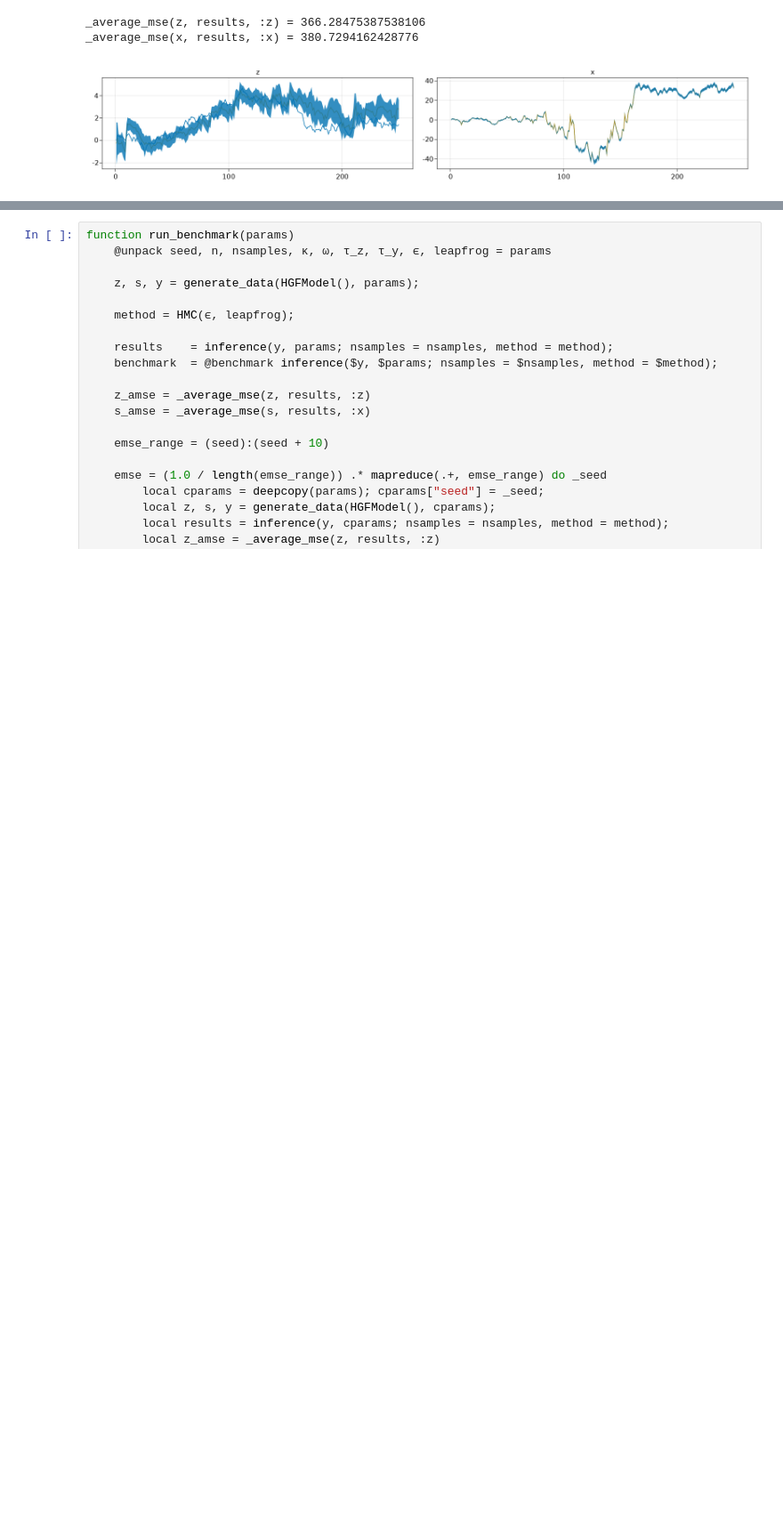
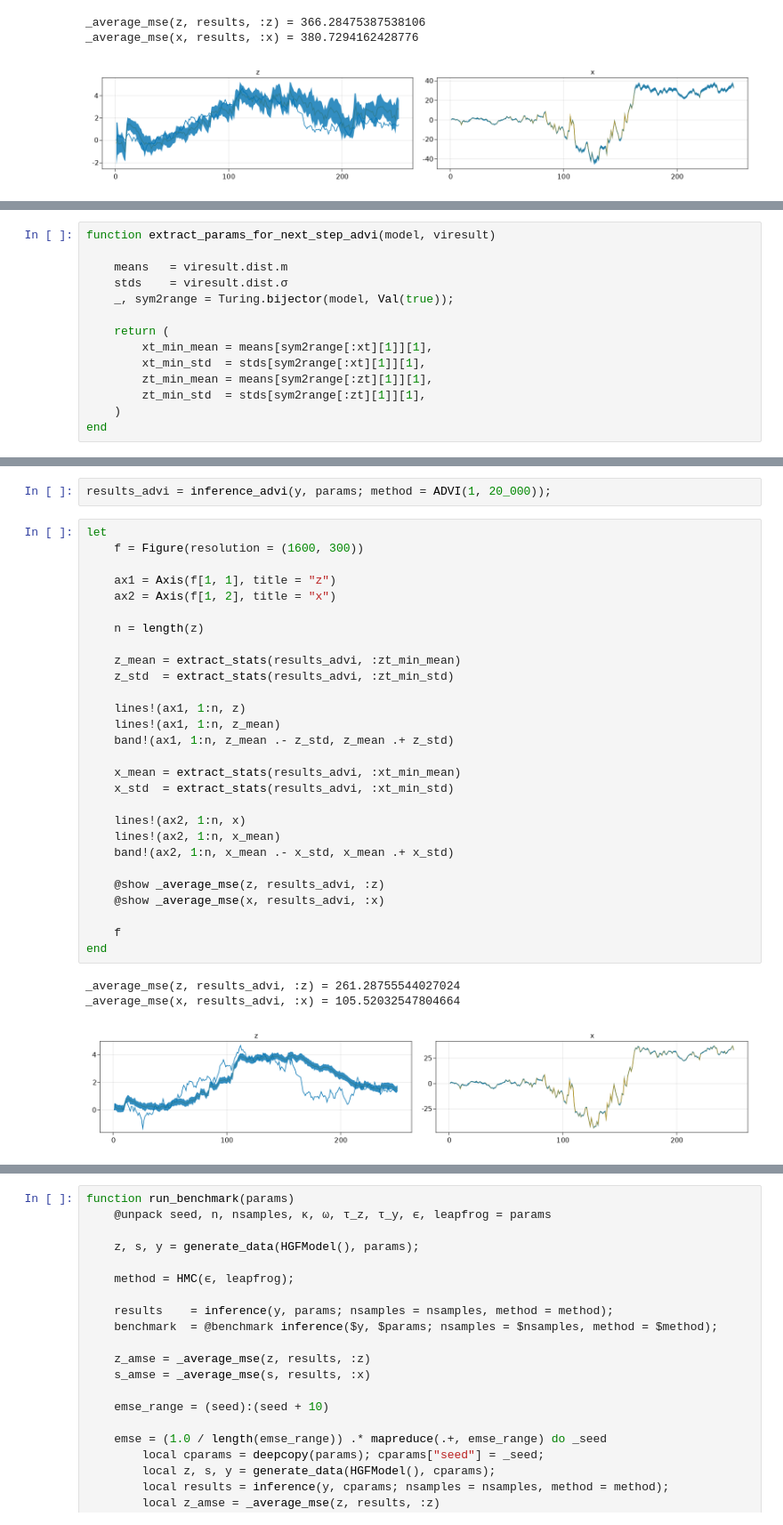
Before and after one commit to biaslab/ReactiveMPPaperExperiments, a Jupyter notebook: notebooks/turing_hierarchical_gaussian_filter.ipynb, the cells around one changed output, grey strips where cells are left out. Shown at 89% size. Cells and saved outputs as stored; diff of their text form; blank space fills up the shorter version.

Commit message:
add ADVI for HGF

```diff
--- a/notebooks/turing_hierarchical_gaussian_filter.ipynb
+++ b/notebooks/turing_hierarchical_gaussian_filter.ipynb
@@ -174,0 +179,14 @@ _average_mse(x, results, :x) = 380.7294162428776
+# %%
+function extract_params_for_next_step_advi(model, viresult)
+
+    means   = viresult.dist.m
+    stds    = viresult.dist.σ
+    _, sym2range = Turing.bijector(model, Val(true));
+
+    return (
+        xt_min_mean = means[sym2range[:xt][1]][1],
+        xt_min_std  = stds[sym2range[:xt][1]][1],
+        zt_min_mean = means[sym2range[:zt][1]][1],
+        zt_min_std  = stds[sym2range[:zt][1]][1],
+    )
+end
@@ -174,0 +240,34 @@ _average_mse(x, results, :x) = 380.7294162428776
+# %%
+results_advi = inference_advi(y, params; method = ADVI(1, 20_000));
+# %%
+let
+    f = Figure(resolution = (1600, 300))
+
+    ax1 = Axis(f[1, 1], title = "z")
+    ax2 = Axis(f[1, 2], title = "x")
+
+    n = length(z)
+
+    z_mean = extract_stats(results_advi, :zt_min_mean)
+    z_std  = extract_stats(results_advi, :zt_min_std)
+
+    lines!(ax1, 1:n, z)
+    lines!(ax1, 1:n, z_mean)
+    band!(ax1, 1:n, z_mean .- z_std, z_mean .+ z_std)
+
+    x_mean = extract_stats(results_advi, :xt_min_mean)
+    x_std  = extract_stats(results_advi, :xt_min_std)
+
+    lines!(ax2, 1:n, x)
+    lines!(ax2, 1:n, x_mean)
+    band!(ax2, 1:n, x_mean .- x_std, x_mean .+ x_std)
+
+    @show _average_mse(z, results_advi, :z)
+    @show _average_mse(x, results_advi, :x)
+
+    f
+end
+# %% [output]
+_average_mse(z, results_advi, :z) = 261.28755544027024
+_average_mse(x, results_advi, :x) = 105.52032547804664
+[figure, added]
```
Also changed, not shown: parts of 13 cells of this notebook.
